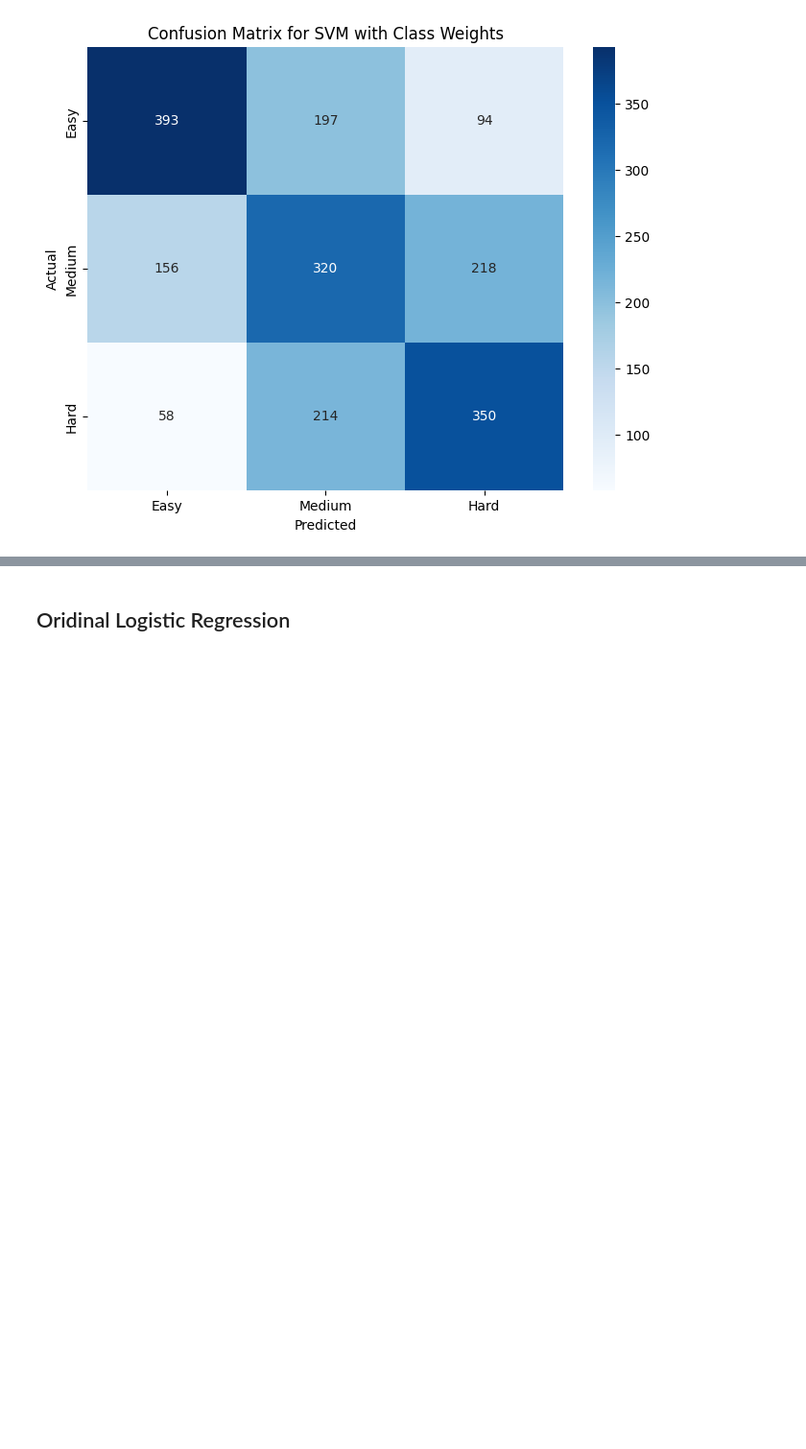
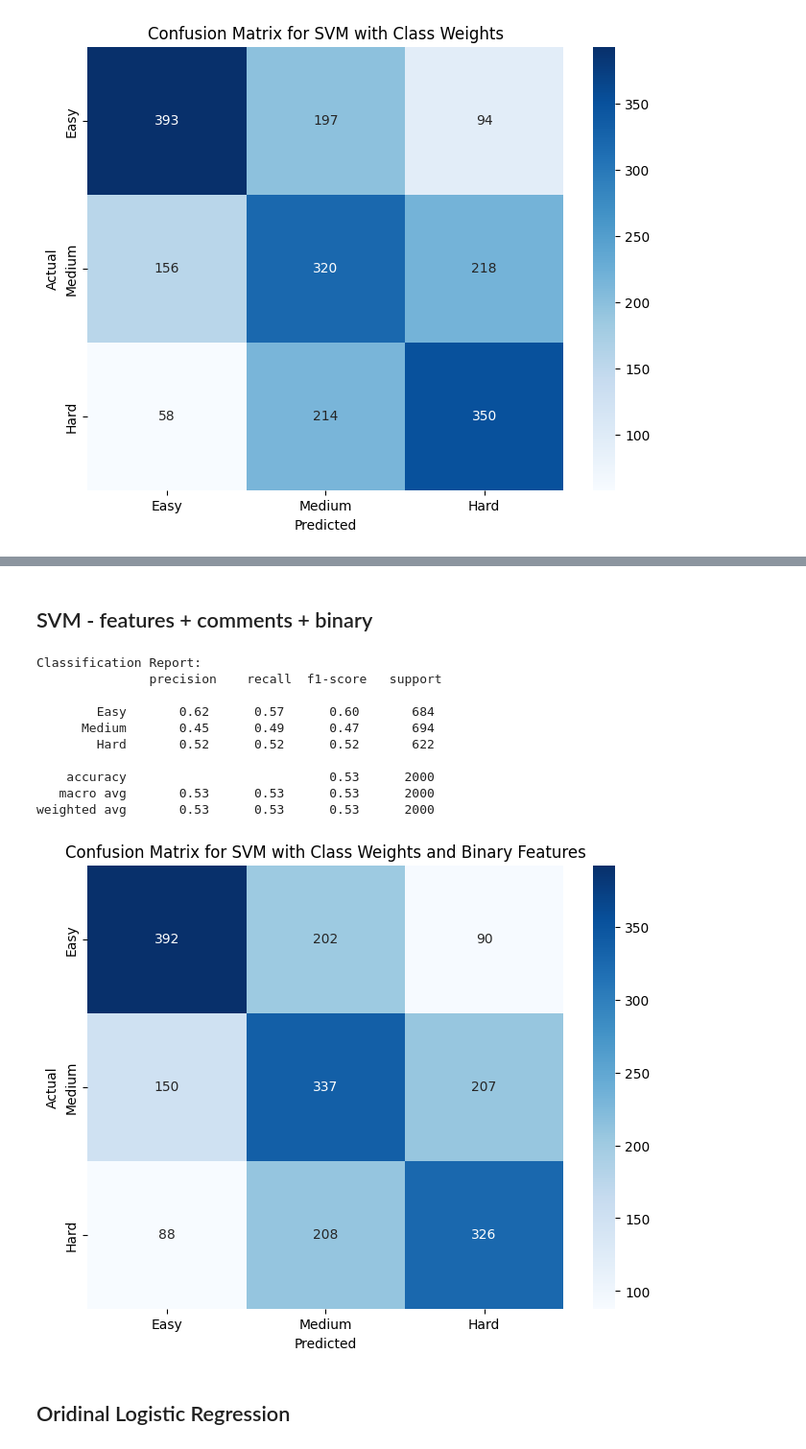
Before and after one commit to LeweLotki/sudoku_classifier, a Jupyter notebook: notebooks/training.ipynb, the cells around one changed output, grey strips where cells are left out. Shown at 96% size. Saved outputs shown, nothing was run; the diff lists cells and outputs as text; code cells hidden in the pictures; blank space fills up the shorter version.

```diff
--- a/notebooks/training.ipynb
+++ b/notebooks/training.ipynb
@@ -594,3 +721,66 @@ weighted avg       0.54      0.53      0.53      2000
+# %% [markdown]
+## SVM - features + comments + binary
+# %%
+import pandas as pd
+from sklearn.model_selection import train_test_split
+from sklearn.feature_extraction.text import TfidfVectorizer
+from sklearn.preprocessing import LabelEncoder
+from sklearn.svm import SVC
+from sklearn.metrics import classification_report, confusion_matrix
+import matplotlib.pyplot as plt
+import seaborn as sns
+from sklearn.utils.class_weight import compute_class_weight
+import scipy
+
+data = pd.read_csv("../data/data.csv")
+
+data['target'] = data['target'].replace({1: 1, 2: 1, 3: 2, 4: 3, 5: 3})
+
+label_encoder = LabelEncoder()
+y_encoded = label_encoder.fit_transform(data['target'])
+
+tfidf_features = TfidfVectorizer(max_features=5000)
+tfidf_comments = TfidfVectorizer(max_features=5000)
+
+X_tfidf_features = tfidf_features.fit_transform(data['features'])
+X_tfidf_comments = tfidf_comments.fit_transform(data['comments'].fillna(''))
+
+binary_columns = [col for col in data.columns if col.startswith('has')]
+X_binary = data[binary_columns].values
+
+X_combined = scipy.sparse.hstack([X_tfidf_features, X_tfidf_comments, X_binary])
+
+X_train, X_test, y_train, y_test = train_test_split(X_combined, y_encoded, test_size=0.2, random_state=42, stratify=y_encoded)
+
+class_weights = compute_class_weight(class_weight='balanced', classes=np.unique(y_train), y=y_train)
+class_weights_dict = {i: class_weights[i] for i in range(len(class_weights))}
+
+svm_classifier = SVC(kernel='rbf', class_weight=class_weights_dict, C=1.0, random_state=42)
+svm_classifier.fit(X_train, y_train)
+
+y_pred = svm_classifier.predict(X_test)
+
+print("Classification Report:\n", classification_report(y_test, y_pred, target_names=['Easy', 'Medium', 'Hard']))
+
+conf_mat = confusion_matrix(y_test, y_pred)
+plt.figure(figsize=(8, 6))
+sns.heatmap(conf_mat, annot=True, fmt='d', cmap='Blues', xticklabels=['Easy', 'Medium', 'Hard'], yticklabels=['Easy', 'Medium', 'Hard'])
+plt.xlabel('Predicted')
+plt.ylabel('Actual')
+plt.title('Confusion Matrix for SVM with Class Weights and Binary Features')
+plt.show()
+# %% [output]
+Classification Report:
+               precision    recall  f1-score   support
+
+        Easy       0.62      0.57      0.60       684
+      Medium       0.45      0.49      0.47       694
+        Hard       0.52      0.52      0.52       622
+
+    accuracy                           0.53      2000
+   macro avg       0.53      0.53      0.53      2000
+weighted avg       0.53      0.53      0.53      2000
+[figure, added]
 # %% [markdown]
 ## Oridinal Logistic Regression
 # %%
```
Also changed, not shown: parts of 4 cells of this notebook, 6 other files.
